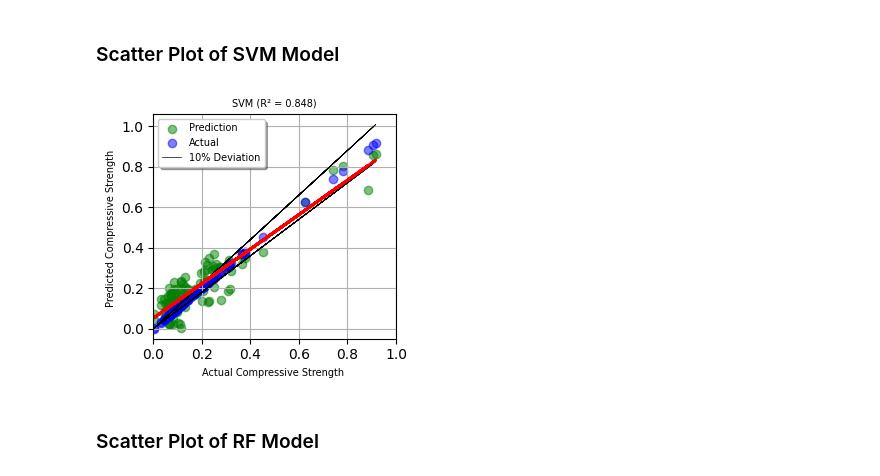
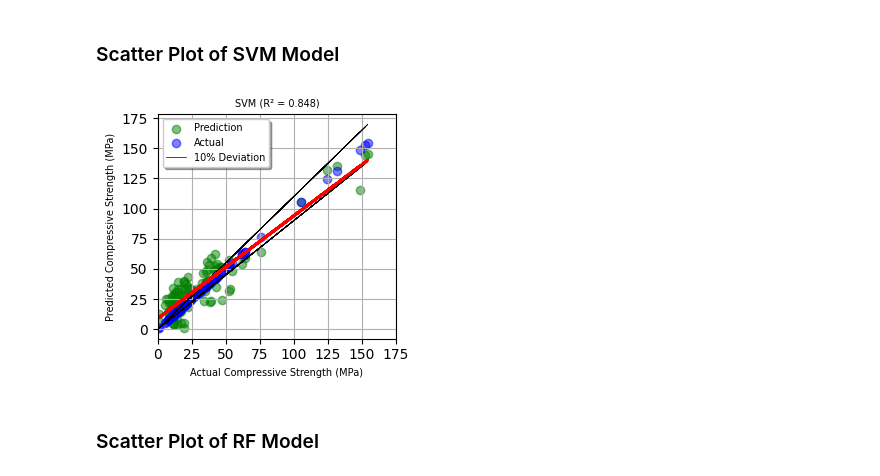
Before and after one commit to IsuPaul/Indpendent-Research, a Jupyter notebook: IR_Source_Code.ipynb, the cells around one changed output. Drawn from its saved outputs; the diff is of its cells as text; code cells hidden in the pictures.

```diff
--- a/IR_Source_Code.ipynb
+++ b/IR_Source_Code.ipynb
@@ -279,11 +310,14 @@ R-Squared Score: 0.8604370744116203
 # %% [markdown]
 ##### Evaluation of Testing Data
 # %%
-ys_pred = model_svm.predict(Xs_test)
-mses=mean_squared_error(ys_test, ys_pred)
+ys_pred_scaled = model_svm.predict(Xs_test)
+# Inverse scaling to get real MPa values
+ys_pred = ys_pred_scaled * (imputed_df['Compressive Strength (MPa)'].max() - imputed_df['Compressive Strength (MPa)'].min()) + imputed_df['Compressive Strength (MPa)'].min()
+
+mses=mean_squared_error(y_test, ys_pred)
 rmses=np.sqrt(mses)
-r2s=r2_score(ys_test, ys_pred)
-maer_xs=mean_absolute_error(ys_test, ys_pred)
+r2s=r2_score(y_test, ys_pred)
+maer_xs=mean_absolute_error(y_test, ys_pred)
 print("Mean Absolute Error:", maer_xs)
 print("Root Mean Squared Error:", rmses)
 print("R-Squared Score:", r2s)
@@ -611,43 +661,30 @@ plt.show()
 # %% [markdown]
 ### Scatter Plot of SVM Model
 # %%
-# Calculate the 10% deviation
-deviation = 0.10 * ys_test
-lower_bound = ys_test - deviation
-upper_bound = ys_test + deviation
+# Use unscaled y_test and unscaled ys_pred for the plot
+deviation = 0.10 * y_test
+lower_bound = y_test - deviation
+upper_bound = y_test + deviation
 
-# Create the plot with smaller figure size
 plt.figure(figsize=(3.2, 3.1))
-
-# Plot the prediction in green and actual in blue
-plt.scatter(ys_test, ys_pred, color='green', alpha=0.5, label='Prediction')
-plt.scatter(ys_test, ys_test, color='blue', alpha=0.5, label='Actual')
-
-# Plot the 10% deviation lines
-plt.plot(ys_test, lower_bound, color='black', linewidth=0.5, label='10% Deviation')
-plt.plot(ys_test, upper_bound, color='black', linewidth=0.5)
-
-# Plot the line of best fit
-m, b = np.polyfit(ys_test, ys_pred, 1)
-plt.plot(ys_test, m * ys_test + b, 'r--', lw=2)
-
-# Customize the plot
-plt.xlabel("Actual Compressive Strength ",fontsize=7)
-plt.ylabel("Predicted Compressive Strength ",fontsize=7)
+plt.scatter(y_test, ys_pred, color='green', alpha=0.5, label='Prediction')
+plt.scatter(y_test, y_test, color='blue', alpha=0.5, label='Actual')
+plt.plot(y_test, lower_bound, color='black', linewidth=0.5, label='10% Deviation')
+plt.plot(y_test, upper_bound, color='black', linewidth=0.5)
+m, b = np.polyfit(y_test, ys_pred, 1)
+plt.plot(y_test, m * y_test + b, 'r--', lw=2)
+plt.xlabel("Actual Compressive Strength (MPa)",fontsize=7)
+plt.ylabel("Predicted Compressive Strength (MPa)",fontsize=7)
 plt.title(f"SVM (R² = {r2s:.3f})",fontsize=7)
 plt.tight_layout()
-# Set x-axis limits to start from zero
-min_val = 0
-max_val = 1
-interval = 0.2
-plt.xlim(min_val, max_val)
-plt.xticks(np.arange(min_val, max_val + interval, interval))
+plt.xlim(0, 175)
+plt.xticks(np.arange(0, 200, 25))
 plt.grid(True)
 plt.legend(fontsize=7, shadow=True, facecolor='white')
 plt.savefig("R2_SVM.jpg")
 plt.show()
 # %% [output]
-[figure, old version]
+[figure, new version]
 # %% [markdown]
 ### Scatter Plot of RF Model
 # %%
```
Also changed, not shown: parts of 18 cells of this notebook.
